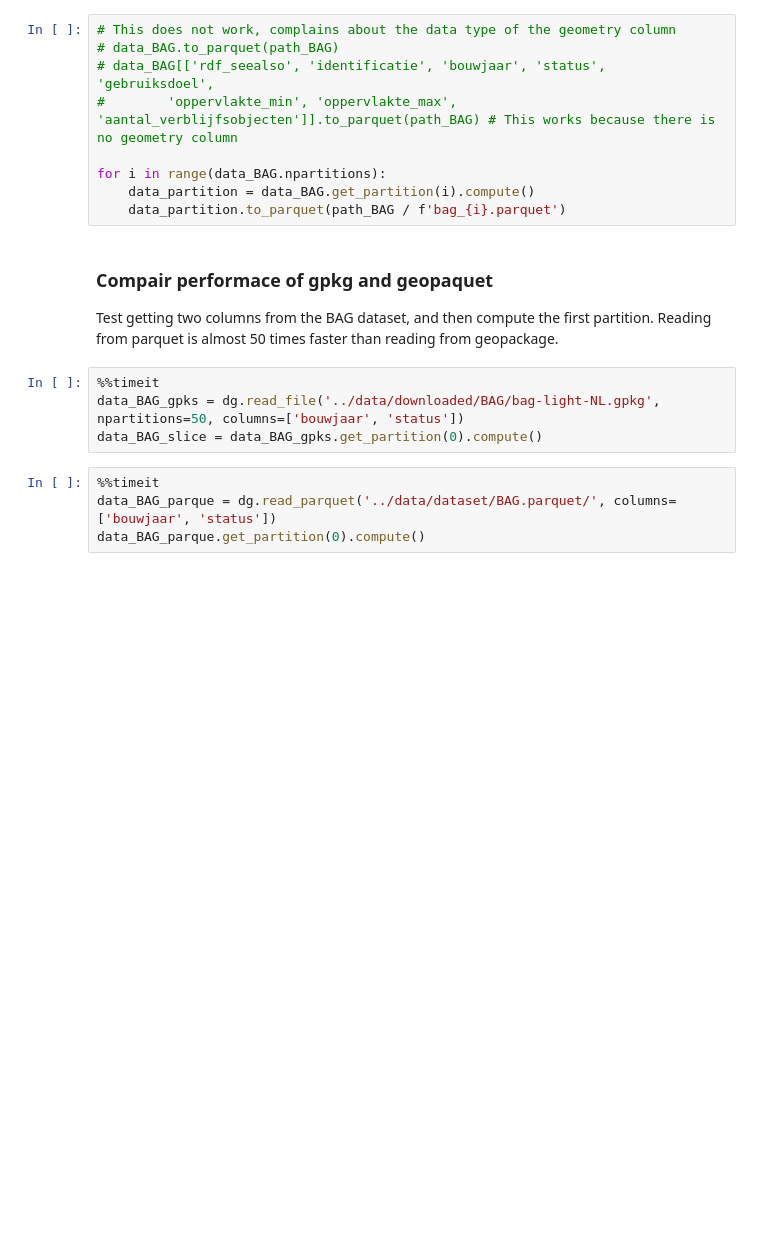
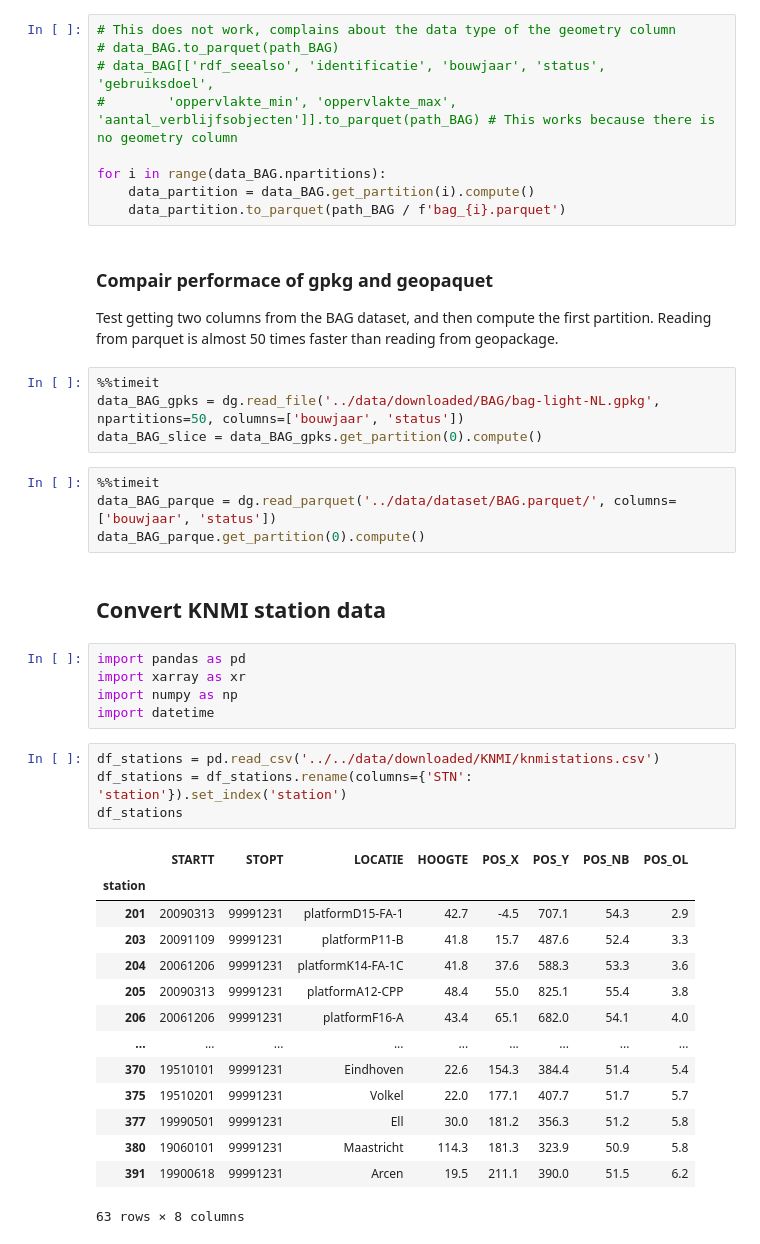
Before and after one commit to MotionbyLearning/example_scripts, a Jupyter notebook: stac_catalog/format_conversion.ipynb, the cells around one changed output. Drawn from its saved outputs; the diff is of its cells as text; blank space fills up the shorter version.

```diff
--- a/stac_catalog/format_conversion.ipynb
+++ b/stac_catalog/format_conversion.ipynb
@@ -36,3 +36,29 @@ data_BAG_slice = data_BAG_gpks.get_partition(0).compute()
 %%timeit
 data_BAG_parque = dg.read_parquet('../data/dataset/BAG.parquet/', columns=['bouwjaar', 'status'])
 data_BAG_parque.get_partition(0).compute()
+# %% [markdown]
+## Convert KNMI station data
+# %%
+import pandas as pd
+import xarray as xr
+import numpy as np
+import datetime
+# %%
+df_stations = pd.read_csv('../../data/downloaded/KNMI/knmistations.csv')
+df_stations = df_stations.rename(columns={'STN': 'station'}).set_index('station')
+df_stations
+# %% [output]
+|  | STARTT | STOPT | LOCATIE | HOOGTE | POS_X | POS_Y | POS_NB | POS_OL |
+| station |  |  |  |  |  |  |  |  |
+| 201 | 20090313 | 99991231 | platformD15-FA-1 | 42.7 | -4.5 | 707.1 | 54.3 | 2.9 |
+| 203 | 20091109 | 99991231 | platformP11-B | 41.8 | 15.7 | 487.6 | 52.4 | 3.3 |
+| 204 | 20061206 | 99991231 | platformK14-FA-1C | 41.8 | 37.6 | 588.3 | 53.3 | 3.6 |
+| 205 | 20090313 | 99991231 | platformA12-CPP | 48.4 | 55.0 | 825.1 | 55.4 | 3.8 |
+| 206 | 20061206 | 99991231 | platformF16-A | 43.4 | 65.1 | 682.0 | 54.1 | 4.0 |
+| ... | ... | ... | ... | ... | ... | ... | ... | ... |
+| 370 | 19510101 | 99991231 | Eindhoven | 22.6 | 154.3 | 384.4 | 51.4 | 5.4 |
+| 375 | 19510201 | 99991231 | Volkel | 22.0 | 177.1 | 407.7 | 51.7 | 5.7 |
+| 377 | 19990501 | 99991231 | Ell | 30.0 | 181.2 | 356.3 | 51.2 | 5.8 |
+| 380 | 19060101 | 99991231 | Maastricht | 114.3 | 181.3 | 323.9 | 50.9 | 5.8 |
+| 391 | 19900618 | 99991231 | Arcen | 19.5 | 211.1 | 390.0 | 51.5 | 6.2 |
+63 rows × 8 columns
```
Also changed, not shown: parts of 7 cells of this notebook.
